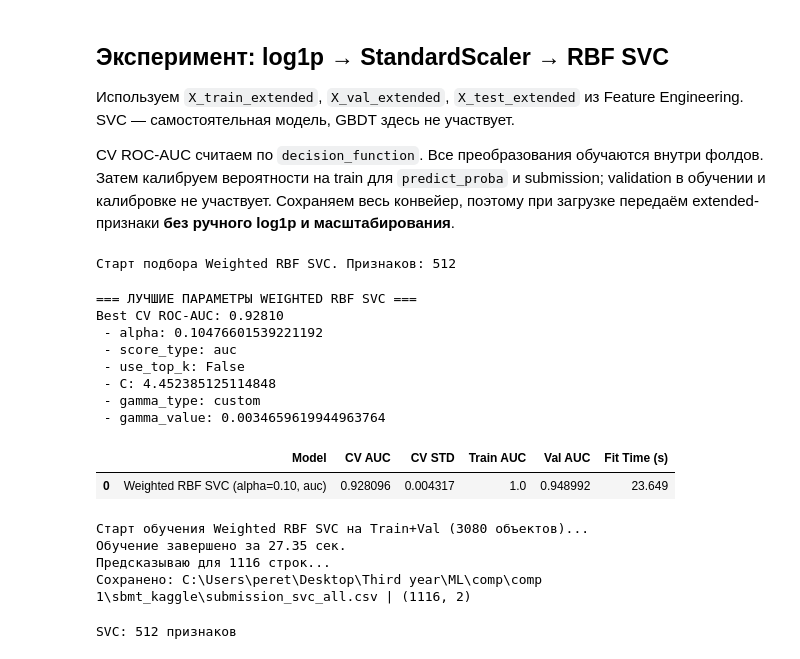
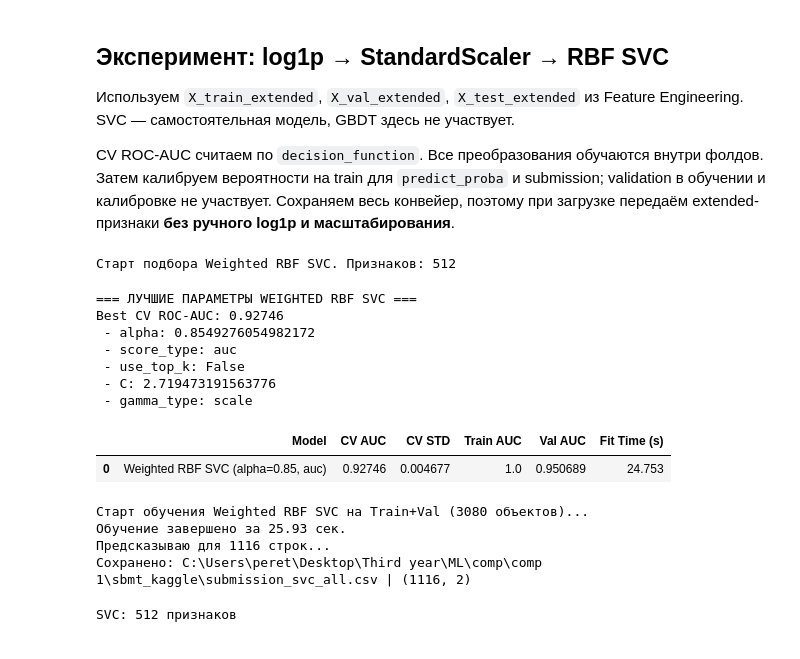
Before and after one commit to revlze/sbmt_kaggle, a Jupyter notebook: main.ipynb, the cells around one changed output. Saved outputs shown, nothing was run; the diff lists cells and outputs as text; code cells hidden in the pictures.

```diff
--- a/main.ipynb
+++ b/main.ipynb
@@ -1121,6 +1245,7 @@ def objective(trial):
         ('fe', FullFeatureEngineering(n_splits=5)),
         ('scaler', StandardScaler()),
         ('weighter', UnivariateFeatureWeighter(alpha=alpha, score_type=score_type, top_k=top_k)),
+        ('l2_sphere', Normalizer(norm='l2')),
         ('svc', SVC(C=C, kernel='rbf', gamma=gamma, random_state=SEED))
     ])
 
@@ -1139,13 +1264,12 @@ for k, v in study.best_params.items():
 # %% [output]
 Старт подбора Weighted RBF SVC. Признаков: 512
 === ЛУЧШИЕ ПАРАМЕТРЫ WEIGHTED RBF SVC ===
-Best CV ROC-AUC: 0.92810
- - alpha: 0.10476601539221192
+Best CV ROC-AUC: 0.92746
+ - alpha: 0.8549276054982172
  - score_type: auc
  - use_top_k: False
- - C: 4.452385125114848
- - gamma_type: custom
- - gamma_value: 0.0034659619944963764
+ - C: 2.719473191563776
+ - gamma_type: scale
 # %%
 # ==============================================================================
 # 3. ФИНАЛЬНОЕ ОБУЧЕНИЕ И КАЛИБРОВКА ЛУЧШЕЙ МОДЕЛИ
@@ -1165,37 +1289,38 @@ best_svc_pipeline = Pipeline([
     ('fe', FullFeatureEngineering(n_splits=5)),
     ('scaler', StandardScaler()),
     ('weighter', best_weighter),
+    ('l2_sphere', Normalizer(norm='l2')),
     ('svc', SVC(C=bp['C'], kernel='rbf', gamma=gamma_best, random_state=SEED))
 ])
 
 svc_cv = StratifiedKFold(n_splits=5, shuffle=True, random_state=SEED)
 svc_cv_scores = cross_val_score(best_svc_pipeline, X_train, y_train, cv=svc_cv, scoring='roc_auc', n_jobs=-1)
 
 svc_model = CalibratedClassifierCV(
     estimator=best_svc_pipeline, method='sigmoid', cv=svc_cv, ensemble=False
 )
 
 svc_started_at = datetime.now().astimezone()
 svc_start = time.perf_counter()
 svc_model.fit(X_train, y_train)
 svc_fit_time = time.perf_counter() - svc_start
 
 svc_train_probs = svc_model.predict_proba(X_train)[:, 1]
 svc_val_probs = svc_model.predict_proba(X_val)[:, 1]
 
 svc_metrics = pd.DataFrame([{
     'Model': f"Weighted RBF SVC (alpha={bp['alpha']:.2f}, {bp['score_type']})",
     'CV AUC': svc_cv_scores.mean(),
     'CV STD': svc_cv_scores.std(),
     'Train AUC': roc_auc_score(y_train, svc_train_probs),
     'Val AUC': roc_auc_score(y_val, svc_val_probs),
     'Fit Time (s)': round(svc_fit_time, 3),
 }])
 
 display(svc_metrics)
 # %% [output]
 |  | Model | CV AUC | CV STD | Train AUC | Val AUC | Fit Time (s) |
-| 0 | Weighted RBF SVC (alpha=0.10, auc) | 0.928096 | 0.004317 | 1.0 | 0.948992 | 23.649 |
+| 0 | Weighted RBF SVC (alpha=0.85, auc) | 0.92746 | 0.004677 | 1.0 | 0.950689 | 24.753 |
 # %%
 # Выполни эти строки, когда понадобится файл для Kaggle:
 submission_svc = save_submission(
@@ -1228,6 +1353,7 @@ best_svc_pipeline = Pipeline([
     ('fe', FullFeatureEngineering(n_splits=5)),
     ('scaler', StandardScaler()),
     ('weighter', best_weighter),
+    ('l2_sphere', Normalizer(norm='l2')),
     ('svc', SVC(C=bp['C'], kernel='rbf', gamma=gamma_best, random_state=SEED))
 ])
 
@@ -1251,7 +1377,7 @@ submission_svc = save_submission(
 )
 # %% [output]
 Старт обучения Weighted RBF SVC на Train+Val (3080 объектов)...
-Обучение завершено за 27.35 сек.
+Обучение завершено за 25.93 сек.
 Предсказываю для 1116 строк...
 Сохранено: C:\Users\peret\Desktop\Third year\ML\comp\comp 1\sbmt_kaggle\submission_svc_all.csv | (1116, 2)
 # %%
```
Also changed, not shown: parts of 5 cells of this notebook, 1 other file.
